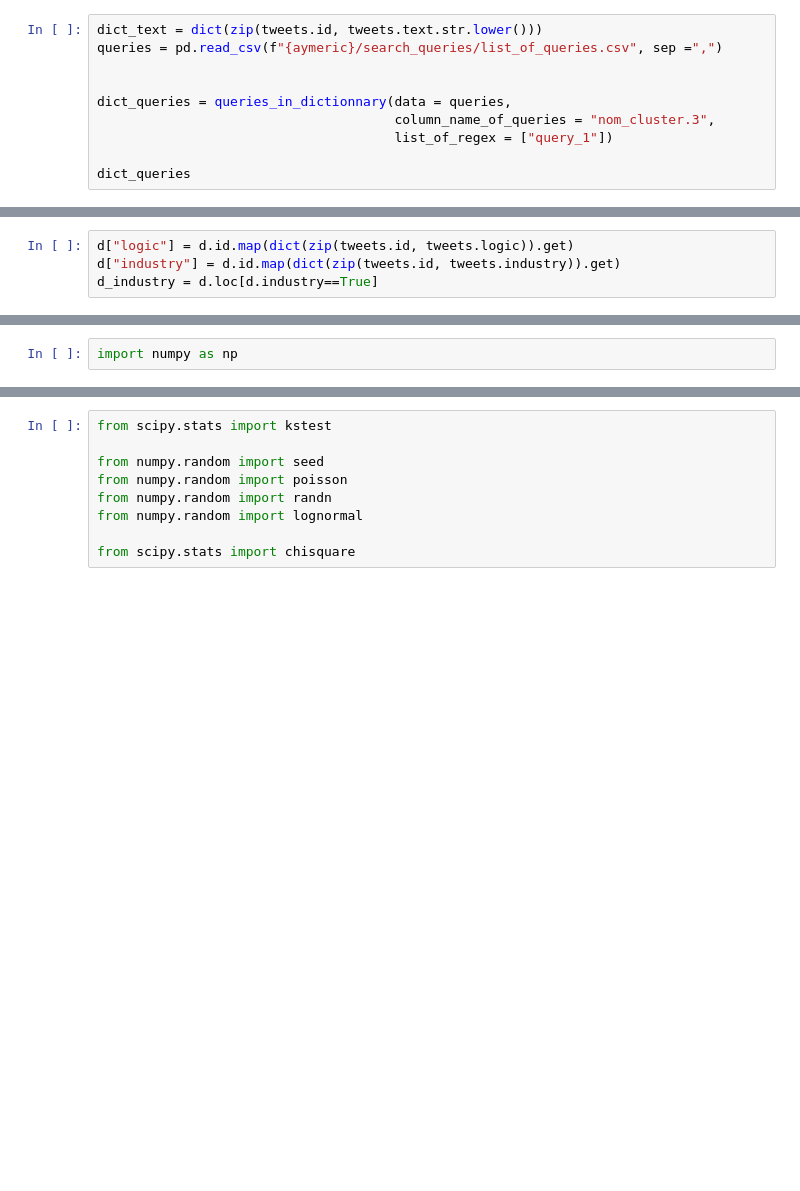
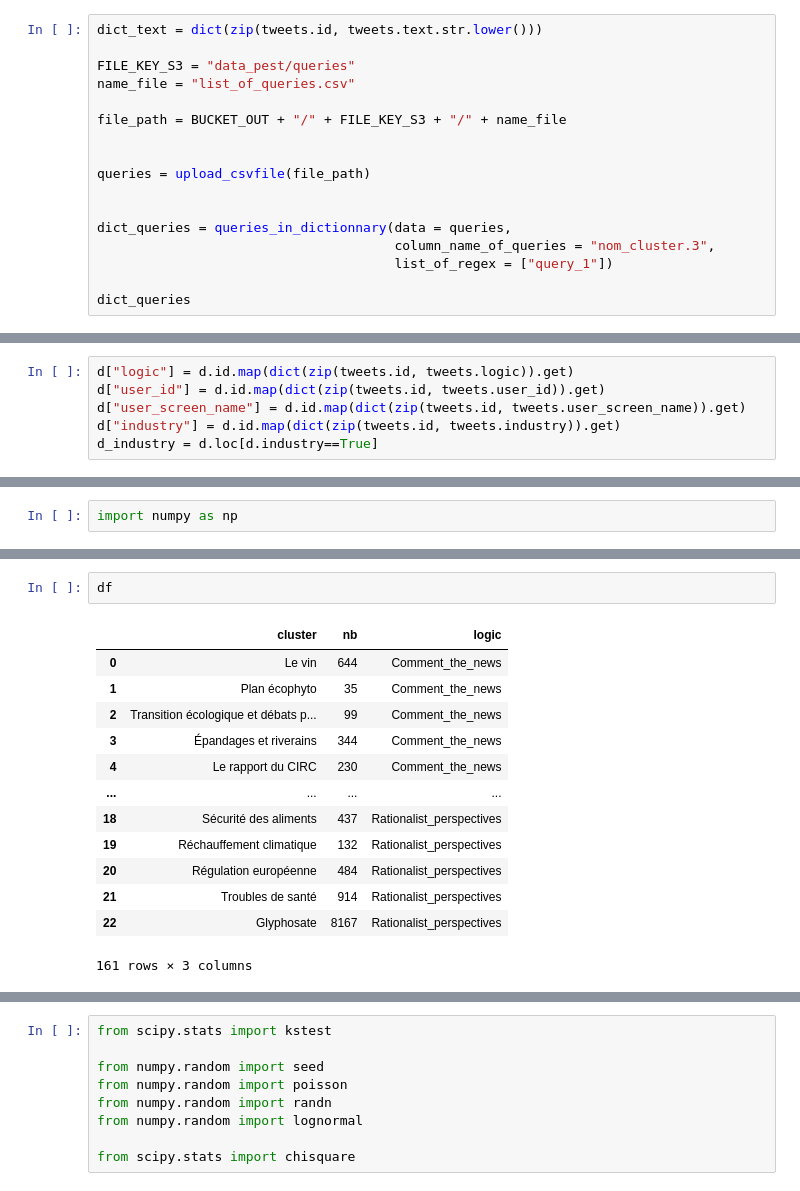
Before and after one commit to luneauaymeric/pesticides_bertopic, a Jupyter notebook: industry/20260116_search_cluster.ipynb, the cells around one changed output, grey strips where cells are left out. Saved outputs shown, nothing was run; the diff lists cells and outputs as text; blank space fills up the shorter version.

Commit message:
compute clustermap

```diff
--- a/industry/20260116_search_cluster.ipynb
+++ b/industry/20260116_search_cluster.ipynb
@@ -193,7 +264,14 @@ tweets
 from search_regex import queries_in_dictionnary, texts_in_dictionnaries, search_regex
 # %%
 dict_text = dict(zip(tweets.id, tweets.text.str.lower()))
-queries = pd.read_csv(f"{aymeric}/search_queries/list_of_queries.csv", sep =",")
+
+FILE_KEY_S3 = "data_pest/queries"
+name_file = "list_of_queries.csv"
+
+file_path = BUCKET_OUT + "/" + FILE_KEY_S3 + "/" + name_file
+
+
+queries = upload_csvfile(file_path)
 
 
 dict_queries = queries_in_dictionnary(data = queries,
@@ -211,5 +346,7 @@ list_column
 # %%
 d["logic"] = d.id.map(dict(zip(tweets.id, tweets.logic)).get)
+d["user_id"] = d.id.map(dict(zip(tweets.id, tweets.user_id)).get)
+d["user_screen_name"] = d.id.map(dict(zip(tweets.id, tweets.user_screen_name)).get)
 d["industry"] = d.id.map(dict(zip(tweets.id, tweets.industry)).get)
 d_industry = d.loc[d.industry==True]
 # %%
@@ -254,2 +448,18 @@ df1
+# %%
+df
+# %% [output]
+|  | cluster | nb | logic |
+| 0 | Le vin | 644 | Comment_the_news |
+| 1 | Plan écophyto | 35 | Comment_the_news |
+| 2 | Transition écologique et débats p... | 99 | Comment_the_news |
+| 3 | Épandages et riverains | 344 | Comment_the_news |
+| 4 | Le rapport du CIRC | 230 | Comment_the_news |
+| ... | ... | ... | ... |
+| 18 | Sécurité des aliments | 437 | Rationalist_perspectives |
+| 19 | Réchauffement climatique | 132 | Rationalist_perspectives |
+| 20 | Régulation européenne | 484 | Rationalist_perspectives |
+| 21 | Troubles de santé | 914 | Rationalist_perspectives |
+| 22 | Glyphosate | 8167 | Rationalist_perspectives |
+161 rows × 3 columns
 # %%
 df.loc[df.cluster.str.contains("Chlordécone")]
```
Also changed, not shown: parts of 40 cells of this notebook, 2 other files.
